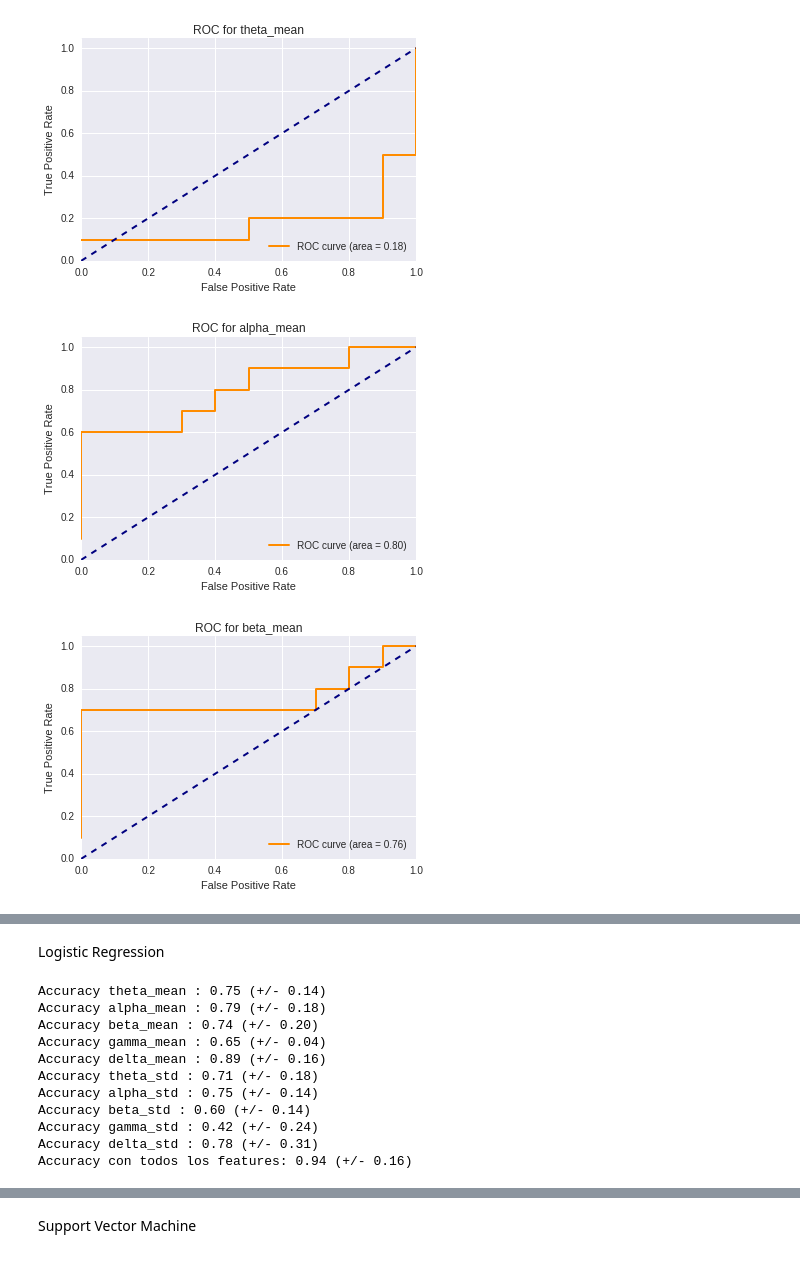
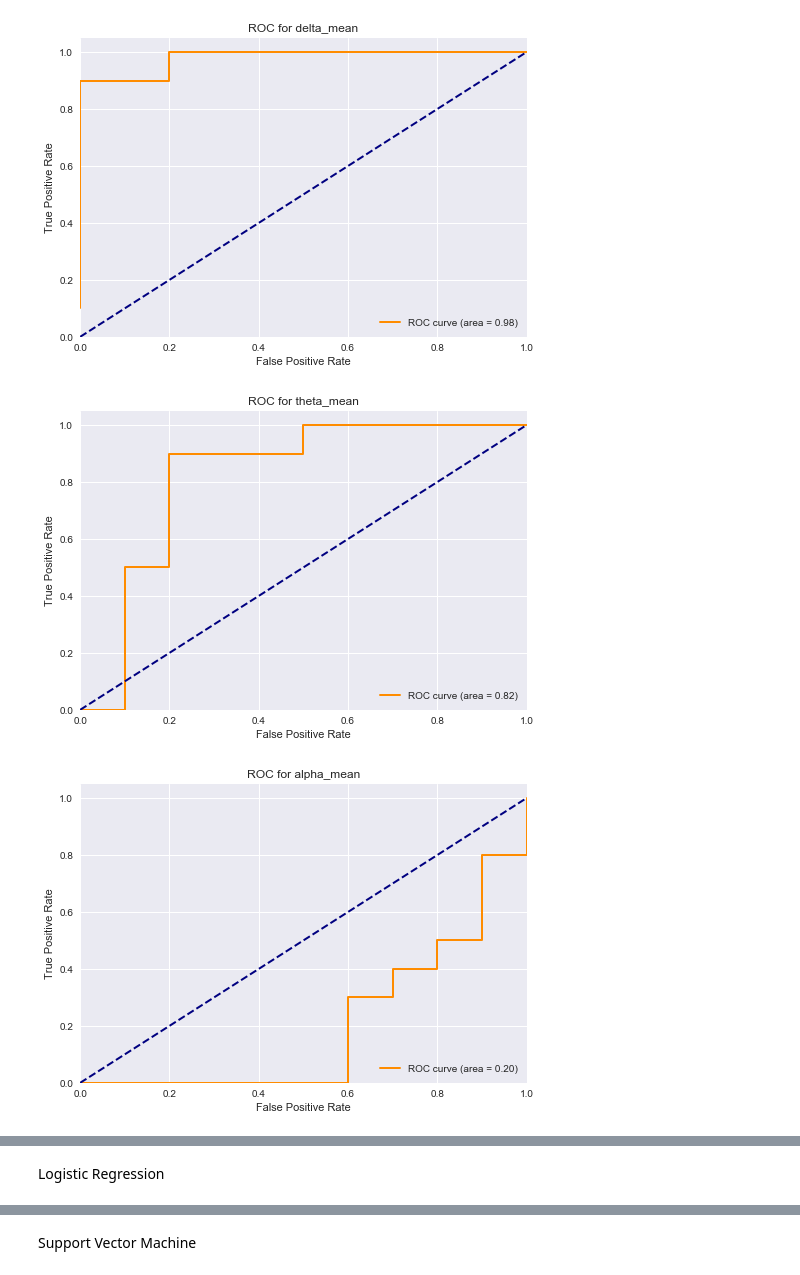
Before and after one commit to MascittiJA/CienciaDatos, a Jupyter notebook: TP3/tp3.ipynb, the cells around one changed output, grey strips where cells are left out. Cells and saved outputs as stored; diff of their text form; code cells hidden in the pictures.

```diff
--- a/TP3/tp3.ipynb
+++ b/TP3/tp3.ipynb
@@ -175,8 +115,8 @@ def graficar_roc(table, values_column_name, labels_column_name,positivo):
     plt.show()
 # %%
 for feature in (column_names_mean + column_names_std):
-    graficar_roc(tabla,feature, 'labels', 1)
+    graficar_roc(tabla,feature, 'labels', 0)
 # %% [output]
-[figure, old version]
+[figure, new version]
-[figure, old version]
+[figure, new version]
-[figure, old version]
+[figure, new version]
@@ -190,31 +130,51 @@ for feature in (column_names_mean + column_names_std):
 # %% [markdown]
 Logistic Regression
 # %%
-for feature in (column_names_mean + column_names_std):
-    X = tabla.loc[:,feature].reshape(-1, 1)
+def calculate_Accuarcy(K_fold,save,diccionario):
+    for feature in (column_names_mean + column_names_std):
+        X = tabla.loc[:,feature].values.reshape(-1, 1)
+        y = tabla.loc[:,'labels']
+        clf = svm.SVC()
+        scores = cross_val_score(clf, X,y, cv=K_fold)
+        if save :
+            diccionario[feature + '_Accuracy_mean'].append(scores.mean())
+            diccionario[feature + '_Accuracy_std'].append(scores.std())
+        else:
+            print("Accuracy %s : %0.2f (+/- %0.2f)" % (feature,scores.mean(), scores.std() * 2))
+
+    # X son todas los features con sus respectivos valores para cada sample
+    X = tabla.iloc[:,:-1]
+    # Y son todos los labels de los samples, representados como 0 si es un paciente P y 1 si es un paciente de tipo S
     y = tabla.loc[:,'labels']
+    # print(Y)
     clf = svm.SVC()
     scores = cross_val_score(clf, X,y)
-    print("Accuracy %s : %0.2f (+/- %0.2f)" % (feature,scores.mean(), scores.std() * 2))
+    if save :
+        diccionario['All_Features_Accuracy_mean'].append(scores.mean())
+        diccionario['All_Features_Accuracy_std'].append(scores.std())
+    else:
+        # El score promedio y el intervalo de confianza con 95% del score estimado
+        print("Accuracy %s: %0.2f (+/- %0.2f)" % ('con todos los features',scores.mean(), scores.std() * 2))
 
-# X son todas los features con sus respectivos valores para cada sample
-X = tabla.iloc[:,:-1]
-# Y son todos los labels de los samples, representados como 0 si es un paciente P y 1 si es un paciente de tipo S
-y = tabla.loc[:,'labels']
-# print(Y)
-clf = svm.SVC()
-scores = cross_val_score(clf, X,y)
-# El score promedio y el intervalo de confianza con 95% del score estimado
-print("Accuracy %s: %0.2f (+/- %0.2f)" % ('con todos los features',scores.mean(), scores.std() * 2))
+    return diccionario
+
+def new_dict():
+    di = dict()
+    di['All_Features_Accuracy_mean'] = []
+    di['All_Features_Accuracy_std'] = []
+    for feature in (column_names_mean + column_names_std):
+            di[feature + '_Accuracy_mean'] = []
+            di[feature + '_Accuracy_std'] = []
+    return di
+
+def plot_mean_and_std(feature,means,stds):
+    x = np.arange(2,10)
+    y = means
+    e = stds
+
+    plt.errorbar(x, y, e, linestyle='None', marker='^', ecolor='orange', uplims=True, lolims=True)
+    plt.xlabel('K_Fold')
+    plt.ylabel('Accuarcy')
+    plt.title(feature)
+
+    plt.show()
-# %% [output]
-Accuracy theta_mean : 0.75 (+/- 0.14)
-Accuracy alpha_mean : 0.79 (+/- 0.18)
-Accuracy beta_mean : 0.74 (+/- 0.20)
-Accuracy gamma_mean : 0.65 (+/- 0.04)
-Accuracy delta_mean : 0.89 (+/- 0.16)
-Accuracy theta_std : 0.71 (+/- 0.18)
-Accuracy alpha_std : 0.75 (+/- 0.14)
-Accuracy beta_std : 0.60 (+/- 0.14)
-Accuracy gamma_std : 0.42 (+/- 0.24)
-Accuracy delta_std : 0.78 (+/- 0.31)
-Accuracy con todos los features: 0.94 (+/- 0.16)
```
Also changed, not shown: parts of 13 cells of this notebook.
